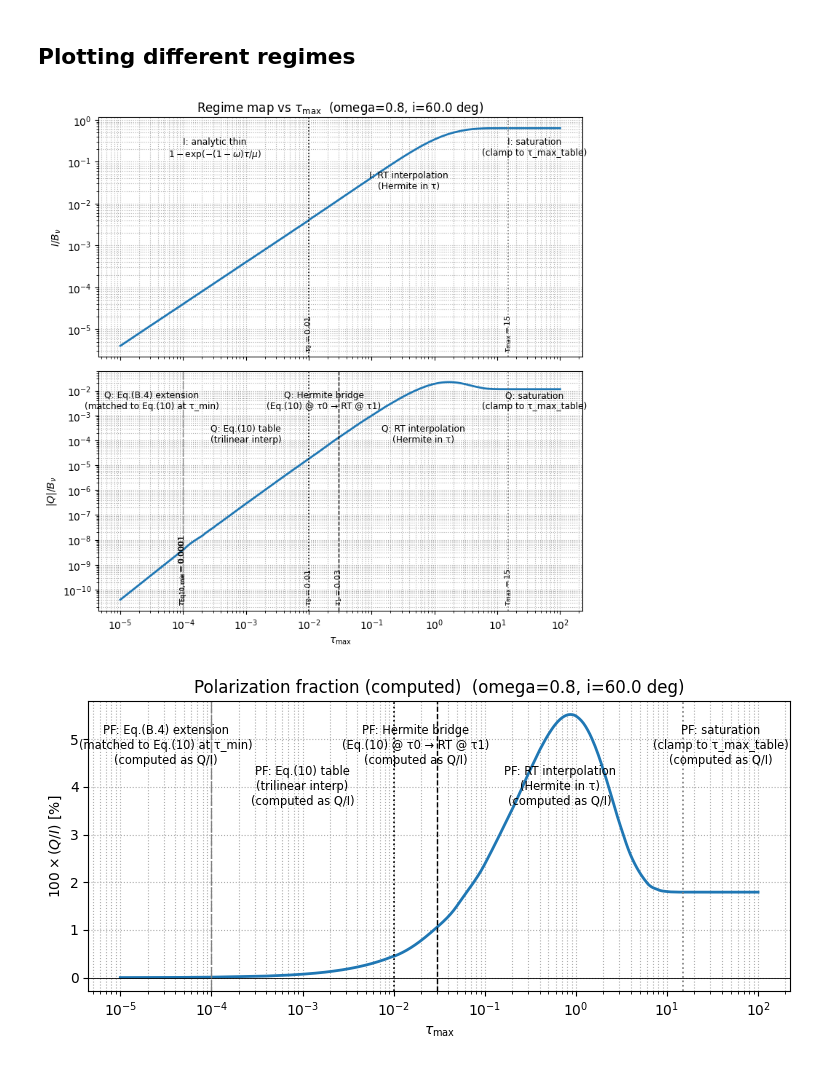
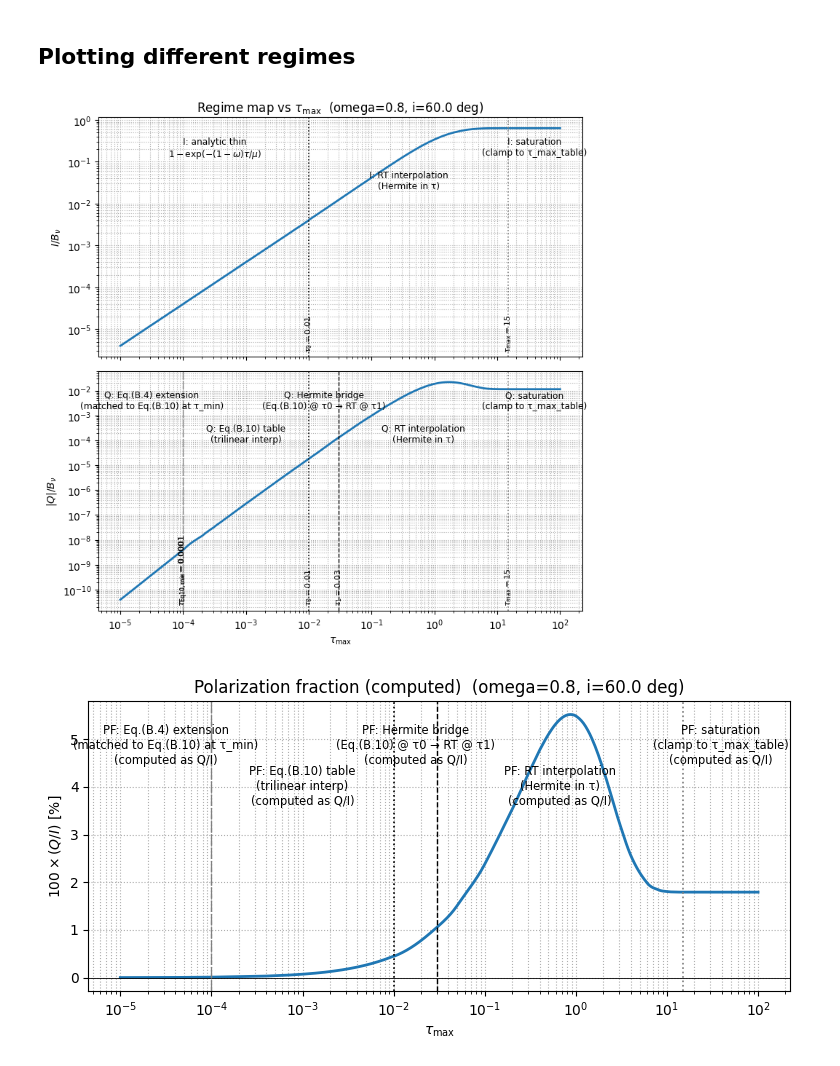
Before and after one commit to naoyakitade-astro/emergentintensity, a Jupyter notebook: notebooks/plot_regimes.ipynb, the cells around one changed output. Saved outputs shown, nothing was run; the diff lists cells and outputs as text; code cells hidden in the pictures.

```diff
--- a/notebooks/plot_regimes.ipynb
+++ b/notebooks/plot_regimes.ipynb
@@ -53,7 +53,7 @@ tau_max_table = float(tau_grid[-1])
 
 has_eq10 = (Q_THIN_TABLE is not None)
 
-# Eq10 tau-grid range (if present)
+# Eq B.10 tau-grid range (if present)
 if has_eq10:
     tau_grid_thin = np.asarray(Q_THIN_TABLE["tau_grid"], dtype=float)
     tau_min_thin  = float(tau_grid_thin[0])
@@ -185,14 +185,14 @@ for j in range(len(bounds_Q) - 1):
     if tm < tau_min_table:
         if has_eq10:
             if tm < float(TAU_EQ10_USE_MIN):
-                region_labels_Q.append("Q: Eq.(B.4) extension\n(matched to Eq.(10) at τ_min)")
+                region_labels_Q.append("Q: Eq.(B.4) extension\n(matched to Eq.(B.10) at τ_min)")
             else:
-                region_labels_Q.append("Q: Eq.(10) table\n(trilinear interp)")
+                region_labels_Q.append("Q: Eq.(B.10) table\n(trilinear interp)")
         else:
             region_labels_Q.append("Q: thin approx ∝ τ²\n(matched to RT at τ_min)")
     elif tau_min_table <= tm <= tau_1:
         if has_eq10:
-            region_labels_Q.append("Q: Hermite bridge\n(Eq.(10) @ τ0 → RT @ τ1)")
+            region_labels_Q.append("Q: Hermite bridge\n(Eq.(B.10) @ τ0 → RT @ τ1)")
         else:
             region_labels_Q.append("Q: Hermite bridge\n(thin → RT)")
     elif tau_1 < tm <= tau_max_table:
@@ -258,32 +258,32 @@ plt.tight_layout()
 # =========================
 fig2 = plt.figure(figsize=(7.8, 3.9))
 axP = plt.gca()
 
 axP.semilogx(tau_vals, 100.0 * PF_arr, lw=2)
 axP.axhline(0.0, color="k", lw=0.6)
 axP.grid(True, which="both", ls=":")
 axP.set_xlabel(r"$\tau_{\max}$")
 axP.set_ylabel(r"$100\times(Q/I)$ [%]")
 axP.set_title(fr"Polarization fraction (computed)  (omega={omega0}, i={inc0} deg)")
 
 # Q-based boundary lines (no labels to reduce clutter)
 if has_eq10 and _in_range(float(TAU_EQ10_USE_MIN), xmin, xmax):
     _vline(axP, float(TAU_EQ10_USE_MIN), label=None, color="gray", ls="-.", lw=0.9)
 
 if has_eq10 and _in_range(tau_min_thin, xmin, xmax):
     _vline(axP, float(tau_min_thin), label=None, color="gray", ls="--", lw=0.9)
 
 _vline(axP, tau_min_table, label=None, color="k",    ls=":",  lw=1.2)
 _vline(axP, tau_1,         label=None, color="k",    ls="--", lw=1.0)
 _vline(axP, tau_max_table, label=None, color="gray", ls=":",  lw=1.2)
 
 # region text (Q-based)
 for j in range(len(bounds_Q) - 1):
     a, b = bounds_Q[j], bounds_Q[j + 1]
     yP = 0.92 if (j % 2 == 0) else 0.78
     _place_region_text(axP, a, b, region_labels_PF[j], yfrac=yP, fontsize=8.3)
 
 plt.tight_layout()
 # %% [output]
-[figure, old version]
+[figure, new version]
-[figure, old version]
+[figure, new version]
```
